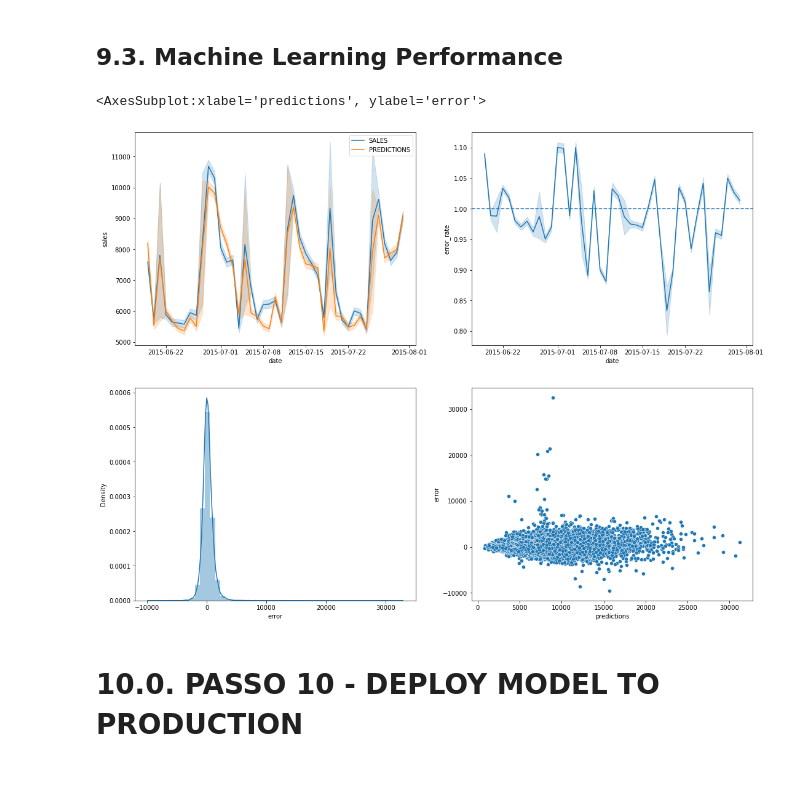
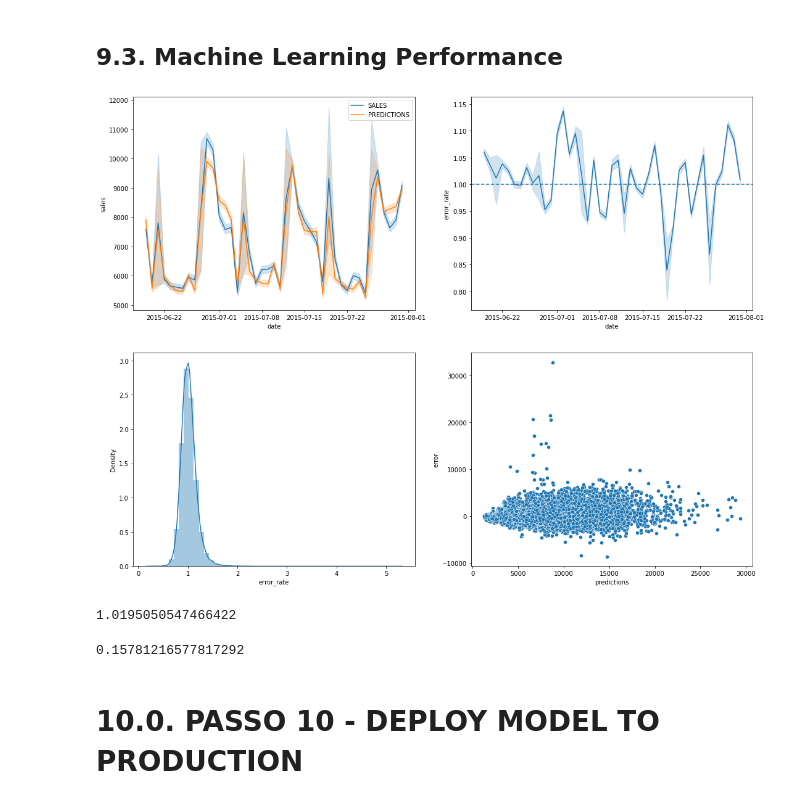
Before and after one commit to Leonamrsm/DS-em-Producao, a Jupyter notebook: Notebooks/m09_v01_store_sales_prediction.ipynb, the cells around one changed output. Cells and saved outputs as stored; diff of their text form; code cells hidden in the pictures; blank space fills up the shorter version.

```diff
--- a/Notebooks/m09_v01_store_sales_prediction.ipynb
+++ b/Notebooks/m09_v01_store_sales_prediction.ipynb
@@ -1464,18 +1485,27 @@ df9['error_rate'] = df9['predictions']/df9['sales']
 # %%
 fig, ax = plt.subplots(2, 2, figsize=(18,14))
 
 sns.lineplot(x='date', y='sales', data=df9, label='SALES', ax=ax[0][0])
 sns.lineplot(x='date', y='predictions', data=df9, label='PREDICTIONS', ax=ax[0][0])
 
 graph =  sns.lineplot(x='date', y='error_rate', data=df9, ax=ax[0][1])
 graph.axhline(1, linestyle='--')
 
-sns.distplot(df9['error'], ax=ax[1][0])
+sns.distplot(df9['error_rate'], ax=ax[1][0])
 
 sns.scatterplot(x='predictions', y='error', data=df9, ax=ax[1][1])
+
+fig.savefig('../img/overall_performance.png')
 # %% [output]
-<AxesSubplot:xlabel='predictions', ylabel='error'>
-[figure, old version]
+[figure, new version]
+# %%
+df9['error_rate'].mean()
+# %% [output]
+1.0195050547466422
+# %%
+df9['error_rate'].std()
+# %% [output]
+0.15781216577817292
 # %% [markdown]
 # 10.0. PASSO 10 - DEPLOY MODEL TO PRODUCTION
 # %% [markdown]
```
Also changed, not shown: parts of 17 cells of this notebook, 2 other files.
